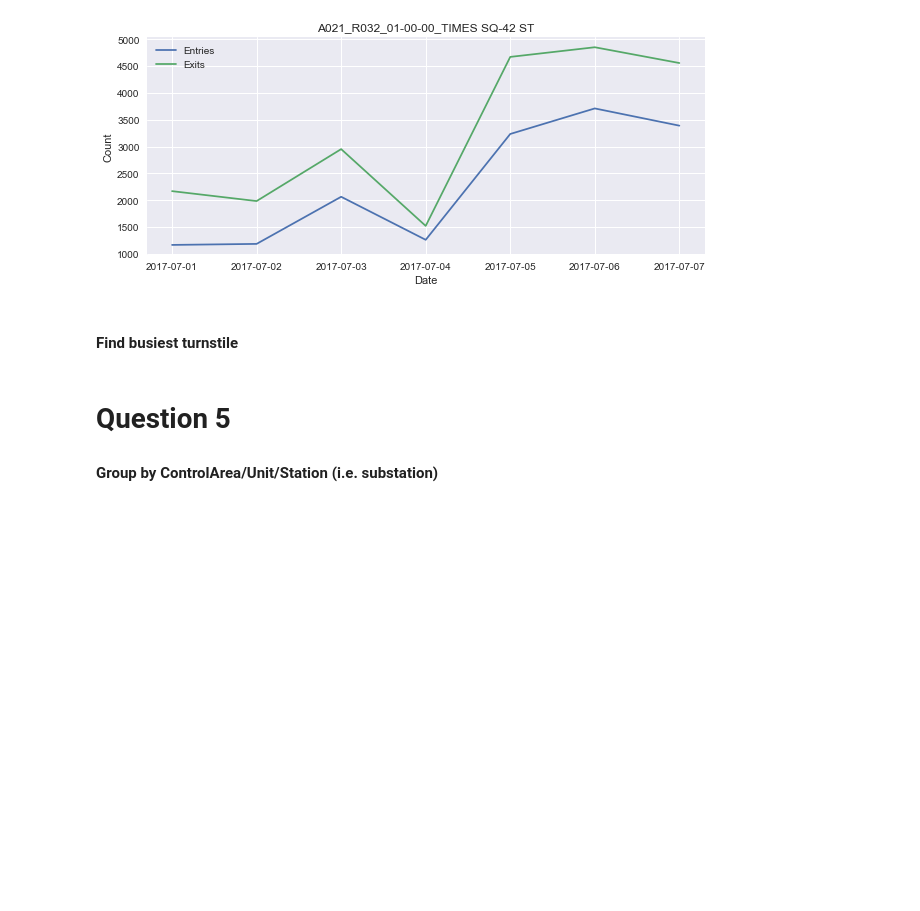
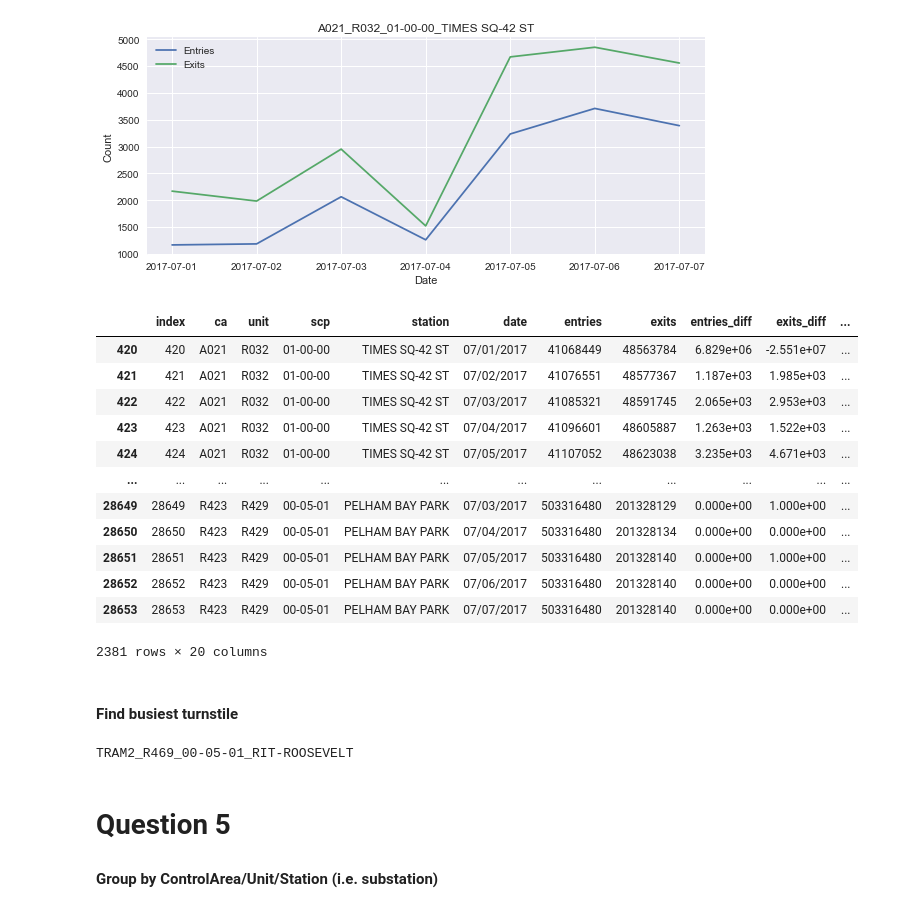
Before and after one commit to everling-prime/benson, a Jupyter notebook: mta_challenges_pandas_mvl-SkipCopy1.ipynb, the cells around one changed output. Drawn from its saved outputs; the diff is of its cells as text; code cells hidden in the pictures; blank space fills up the shorter version.

Commit message:
add scaffold for max turnstile

```diff
--- a/mta_challenges_pandas_mvl-SkipCopy1.ipynb
+++ b/mta_challenges_pandas_mvl-SkipCopy1.ipynb
@@ -230,6 +230,20 @@ plt.title(test_turnstile)
 <matplotlib.text.Text at 0x...>
 [figure]
 # %%
-#turnstile_date_summed[turnstile_date_summed['id'].str.contains('42')]
+turnstile_date_summed[turnstile_date_summed['id'].str.contains('42')]
+# %% [output]
+|  | index | ca | unit | scp | station | date | entries | exits | entries_diff | exits_diff | ... |
+| 420 | 420 | A021 | R032 | 01-00-00 | TIMES SQ-42 ST | 07/01/2017 | 41068449 | 48563784 | 6.829e+06 | -2.551e+07 | ... |
+| 421 | 421 | A021 | R032 | 01-00-00 | TIMES SQ-42 ST | 07/02/2017 | 41076551 | 48577367 | 1.187e+03 | 1.985e+03 | ... |
+| 422 | 422 | A021 | R032 | 01-00-00 | TIMES SQ-42 ST | 07/03/2017 | 41085321 | 48591745 | 2.065e+03 | 2.953e+03 | ... |
+| 423 | 423 | A021 | R032 | 01-00-00 | TIMES SQ-42 ST | 07/04/2017 | 41096601 | 48605887 | 1.263e+03 | 1.522e+03 | ... |
+| 424 | 424 | A021 | R032 | 01-00-00 | TIMES SQ-42 ST | 07/05/2017 | 41107052 | 48623038 | 3.235e+03 | 4.671e+03 | ... |
+| ... | ... | ... | ... | ... | ... | ... | ... | ... | ... | ... | ... |
+| 28649 | 28649 | R423 | R429 | 00-05-01 | PELHAM BAY PARK | 07/03/2017 | 503316480 | 201328129 | 0.000e+00 | 1.000e+00 | ... |
+| 28650 | 28650 | R423 | R429 | 00-05-01 | PELHAM BAY PARK | 07/04/2017 | 503316480 | 201328134 | 0.000e+00 | 0.000e+00 | ... |
+| 28651 | 28651 | R423 | R429 | 00-05-01 | PELHAM BAY PARK | 07/05/2017 | 503316480 | 201328140 | 0.000e+00 | 1.000e+00 | ... |
+| 28652 | 28652 | R423 | R429 | 00-05-01 | PELHAM BAY PARK | 07/06/2017 | 503316480 | 201328140 | 0.000e+00 | 0.000e+00 | ... |
+| 28653 | 28653 | R423 | R429 | 00-05-01 | PELHAM BAY PARK | 07/07/2017 | 503316480 | 201328140 | 0.000e+00 | 0.000e+00 | ... |
+2381 rows × 20 columns
 # %% [markdown]
 #### Find busiest turnstile
@@ -236,3 +252,7 @@ plt.title(test_turnstile)
+# %%
+print(highest_exit_count_tstile)
+# %% [output]
+TRAM2_R469_00-05-01_RIT-ROOSEVELT
 # %% [markdown]
 # Question 5
 #### Group by ControlArea/Unit/Station (i.e. substation)
```
Also changed, not shown: parts of 1 cell of this notebook.
